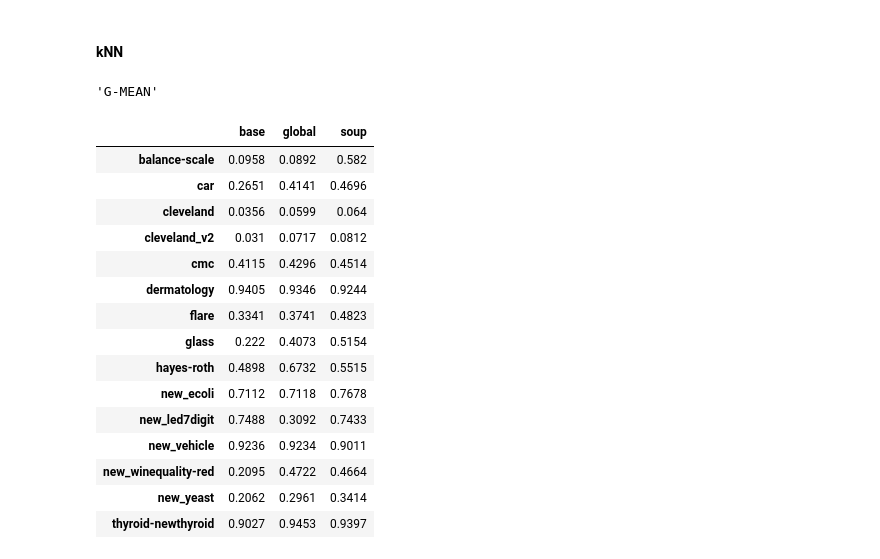
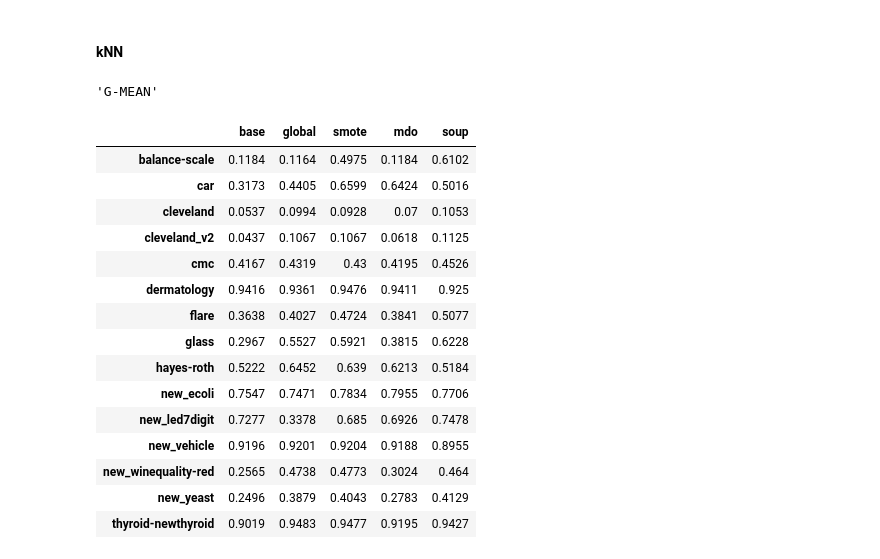
Before and after one commit to damianhorna/multi-imbalance, a Jupyter notebook: benchmarks/resample/resample.ipynb, the cells around one changed output. Cells and saved outputs as stored; diff of their text form; code cells hidden in the pictures.

```diff
--- a/benchmarks/resample/resample.ipynb
+++ b/benchmarks/resample/resample.ipynb
@@ -84,3 +32,29 @@ Using TensorFlow backend.
+# %%
+# def green_valid_backgroud(s):
+#     correct = ['1czysty-cut', '2delikatne-cut', '3mocniej-cut','4delikatne-bezover-cut', 'cmc', 'dermatology', 'new_ecoli','new_vehicle','thyroid-newthyroid']
+#     return ['background-color: green' if v in correct else '' for v in list(s.index)]
+#
+
+
+def bold_max(s):
+    '''
+    highlight the maximum in a Series yellow.
+    '''
+    is_max = s == s.max()
+    return ['font-weight: bold' if v else '' for v in is_max]
+
+def print_scores(scores, only_read_dt = False):
+    display("G-MEAN")
+    df = pd.DataFrame(scores).T
+    if only_read_dt:
+        df = df.iloc[4:]
+    df2 = df.style.apply(bold_max, axis=1)
+    display(df2)
+
+    df.fillna(df.median(), inplace=True)
+    display(pd.DataFrame(df.mean().sort_values(ascending=False),columns=['Mean G-mean']))
+    display(pd.DataFrame(df.rank(axis=1,ascending=False).mean().sort_values(),columns=['Mean rank']))
+# print_scores(scores_knn)
 # %%
 def resample_data(resample, seed, X_train, y_train, no_classes, dataset_name):
     if resample == 'base':
@@ -210,17 +167,0 @@ HBox(children=(IntProgress(value=0, description='1st loop', max=19, style=Progre
-# %%
-def green_valid_backgroud(s):
-    correct = ['1czysty-cut', '2delikatne-cut', '3mocniej-cut','4delikatne-bezover-cut', 'cmc', 'dermatology', 'new_ecoli','new_vehicle','thyroid-newthyroid']
-    return ['background-color: green' if v in correct else '' for v in list(s.index)]
-
-def print_scores(scores, only_read_dt = False):
-    display("G-MEAN")
-    df = pd.DataFrame(scores).T
-    if only_read_dt:
-        df = df.iloc[4:]
-    df = df.style.apply(green_valid_backgroud)
-    display(df)
-
-    # df.fillna(df.median(), inplace=True)
-    # display(pd.DataFrame(df.mean().sort_values(ascending=False),columns=['Mean G-mean']))
-    # display(pd.DataFrame(df.rank(axis=1,ascending=False).mean().sort_values(),columns=['Mean rank']))
-print_scores(scores_knn)
@@ -335,22 +224,22 @@ print_scores(scores_tree,only_read_dt=True)
 # %% [markdown]
 #### kNN
 # %%
-print_scores(scores_knn,only_read_dt=True)
+print_scores(scores['g_mean_knn'],only_read_dt=True)
 # %% [output]
 'G-MEAN'
-|  | base | global | soup |
-| balance-scale | 0.0958 | 0.0892 | 0.582 |
-| car | 0.2651 | 0.4141 | 0.4696 |
-| cleveland | 0.0356 | 0.0599 | 0.064 |
-| cleveland_v2 | 0.031 | 0.0717 | 0.0812 |
-| cmc | 0.4115 | 0.4296 | 0.4514 |
-| dermatology | 0.9405 | 0.9346 | 0.9244 |
-| flare | 0.3341 | 0.3741 | 0.4823 |
-| glass | 0.222 | 0.4073 | 0.5154 |
-| hayes-roth | 0.4898 | 0.6732 | 0.5515 |
-| new_ecoli | 0.7112 | 0.7118 | 0.7678 |
-| new_led7digit | 0.7488 | 0.3092 | 0.7433 |
-| new_vehicle | 0.9236 | 0.9234 | 0.9011 |
-| new_winequality-red | 0.2095 | 0.4722 | 0.4664 |
-| new_yeast | 0.2062 | 0.2961 | 0.3414 |
-| thyroid-newthyroid | 0.9027 | 0.9453 | 0.9397 |
+|  | base | global | smote | mdo | soup |
+| balance-scale | 0.1184 | 0.1164 | 0.4975 | 0.1184 | 0.6102 |
+| car | 0.3173 | 0.4405 | 0.6599 | 0.6424 | 0.5016 |
+| cleveland | 0.0537 | 0.0994 | 0.0928 | 0.07 | 0.1053 |
+| cleveland_v2 | 0.0437 | 0.1067 | 0.1067 | 0.0618 | 0.1125 |
+| cmc | 0.4167 | 0.4319 | 0.43 | 0.4195 | 0.4526 |
+| dermatology | 0.9416 | 0.9361 | 0.9476 | 0.9411 | 0.925 |
+| flare | 0.3638 | 0.4027 | 0.4724 | 0.3841 | 0.5077 |
+| glass | 0.2967 | 0.5527 | 0.5921 | 0.3815 | 0.6228 |
+| hayes-roth | 0.5222 | 0.6452 | 0.639 | 0.6213 | 0.5184 |
+| new_ecoli | 0.7547 | 0.7471 | 0.7834 | 0.7955 | 0.7706 |
+| new_led7digit | 0.7277 | 0.3378 | 0.685 | 0.6926 | 0.7478 |
+| new_vehicle | 0.9196 | 0.9201 | 0.9204 | 0.9188 | 0.8955 |
+| new_winequality-red | 0.2565 | 0.4738 | 0.4773 | 0.3024 | 0.464 |
+| new_yeast | 0.2496 | 0.3879 | 0.4043 | 0.2783 | 0.4129 |
+| thyroid-newthyroid | 0.9019 | 0.9483 | 0.9477 | 0.9195 | 0.9427 |
```
Also changed, not shown: parts of 18 cells of this notebook, 3 other files.
